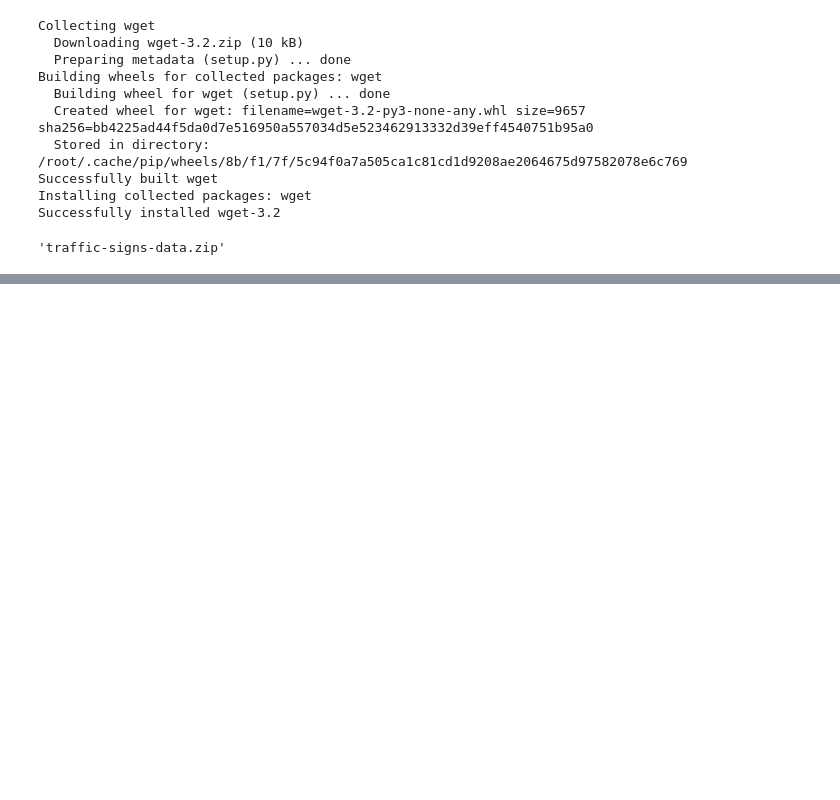
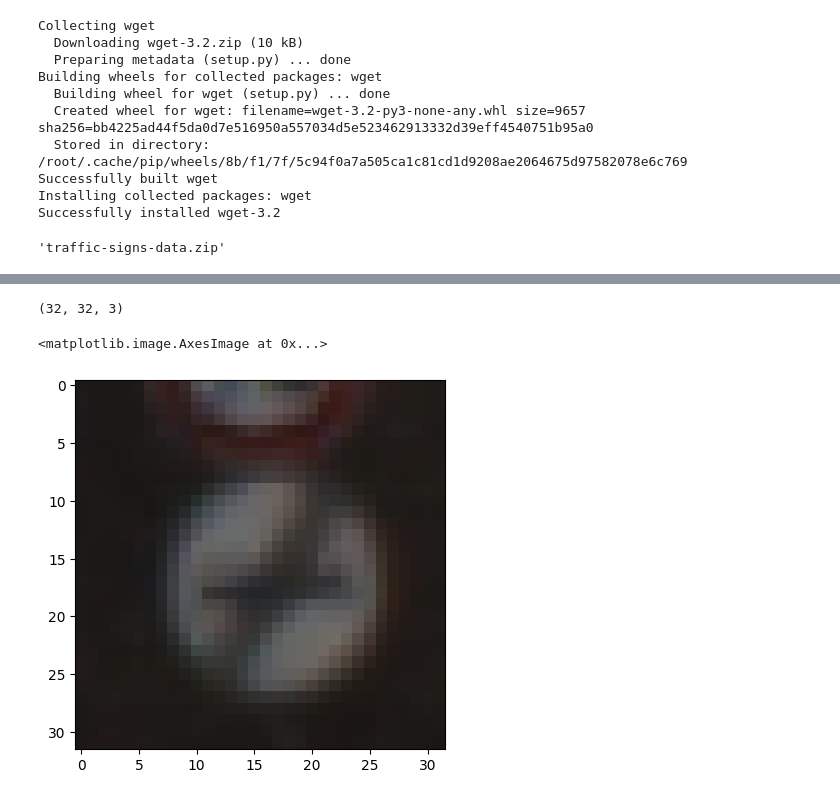
Before and after one commit to dangtrantrung/Road-Signals-Classification-Model-with-TensorFlow, a Jupyter notebook: Road_Signals_Classification_Model.ipynb, the cells around one changed output, grey strips where cells are left out. Cells and saved outputs as stored; diff of their text form; code cells hidden in the pictures; blank space fills up the shorter version.

```diff
--- a/Road_Signals_Classification_Model.ipynb
+++ b/Road_Signals_Classification_Model.ipynb
@@ -69,0 +90,3 @@ with open(test_link,mode='rb') as f:
+# %%
+trainX=train['features']
+trainY=train['labels']
@@ -69,0 +145,4 @@ with open(test_link,mode='rb') as f:
+# %%
+trainX[0].shape
+# %% [output]
+(32, 32, 3)
@@ -69,0 +151,5 @@ with open(test_link,mode='rb') as f:
+# %%
+plt.imshow(trainX[0])
+# %% [output]
+<matplotlib.image.AxesImage at 0x...>
+[figure, added]
```
Also changed, not shown: parts of 11 cells of this notebook.
